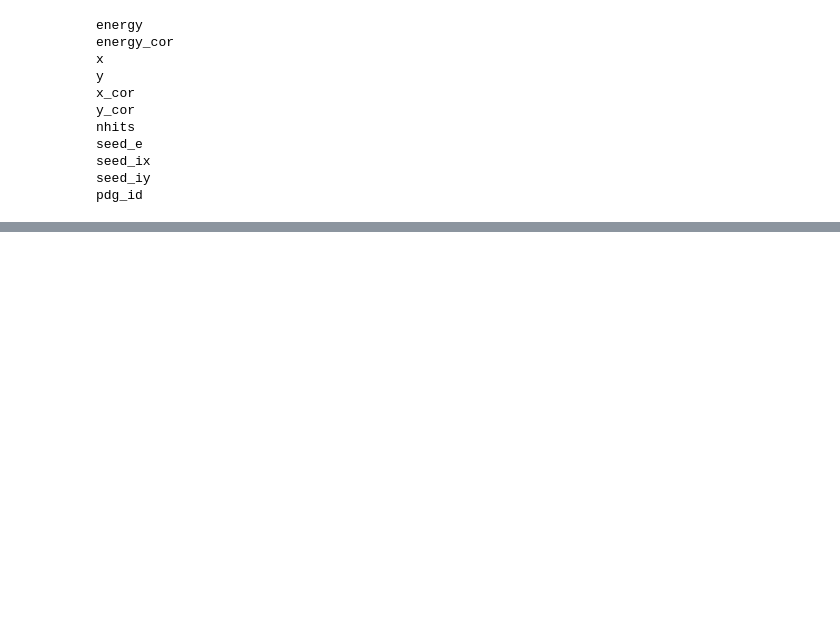
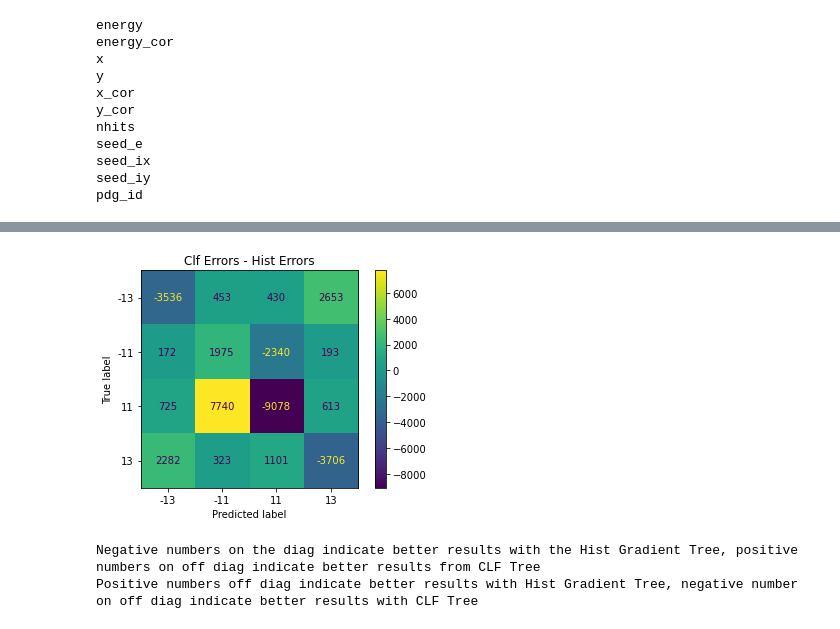
Before and after one commit to Lewis-Wolf/ML, a Jupyter notebook: eplusminus_muplusminus.ipynb, the cells around one changed output, grey strips where cells are left out. Drawn from its saved outputs; the diff is of its cells as text; code cells hidden in the pictures; blank space fills up the shorter version.

```diff
--- a/eplusminus_muplusminus.ipynb
+++ b/eplusminus_muplusminus.ipynb
@@ -160,0 +212,12 @@ plt.show()
+# %%
+cmatrix_diff = clf_cmatrix - hist_cmatrix
+cmatrix_diff_display = sklearn.metrics.ConfusionMatrixDisplay(cmatrix_diff, display_labels=hist_gradient_BC.classes_)
+cmatrix_diff_display.plot()
+plt.title("Clf Errors - Hist Errors")
+plt.show()
+print("Negative numbers on the diag indicate better results with the Hist Gradient Tree, positive numbers on off diag indicate better results from CLF Tree")
+print("Positive numbers off diag indicate better results with Hist Gradient Tree, negative number on off diag indicate better results with CLF Tree ")
+# %% [output]
+[figure, added]
+Negative numbers on the diag indicate better results with the Hist Gradient Tree, positive numbers on off diag indicate better results from CLF Tree
+Positive numbers off diag indicate better results with Hist Gradient Tree, negative number on off diag indicate better results with CLF Tree
```
Also changed, not shown: parts of 29 cells of this notebook.
